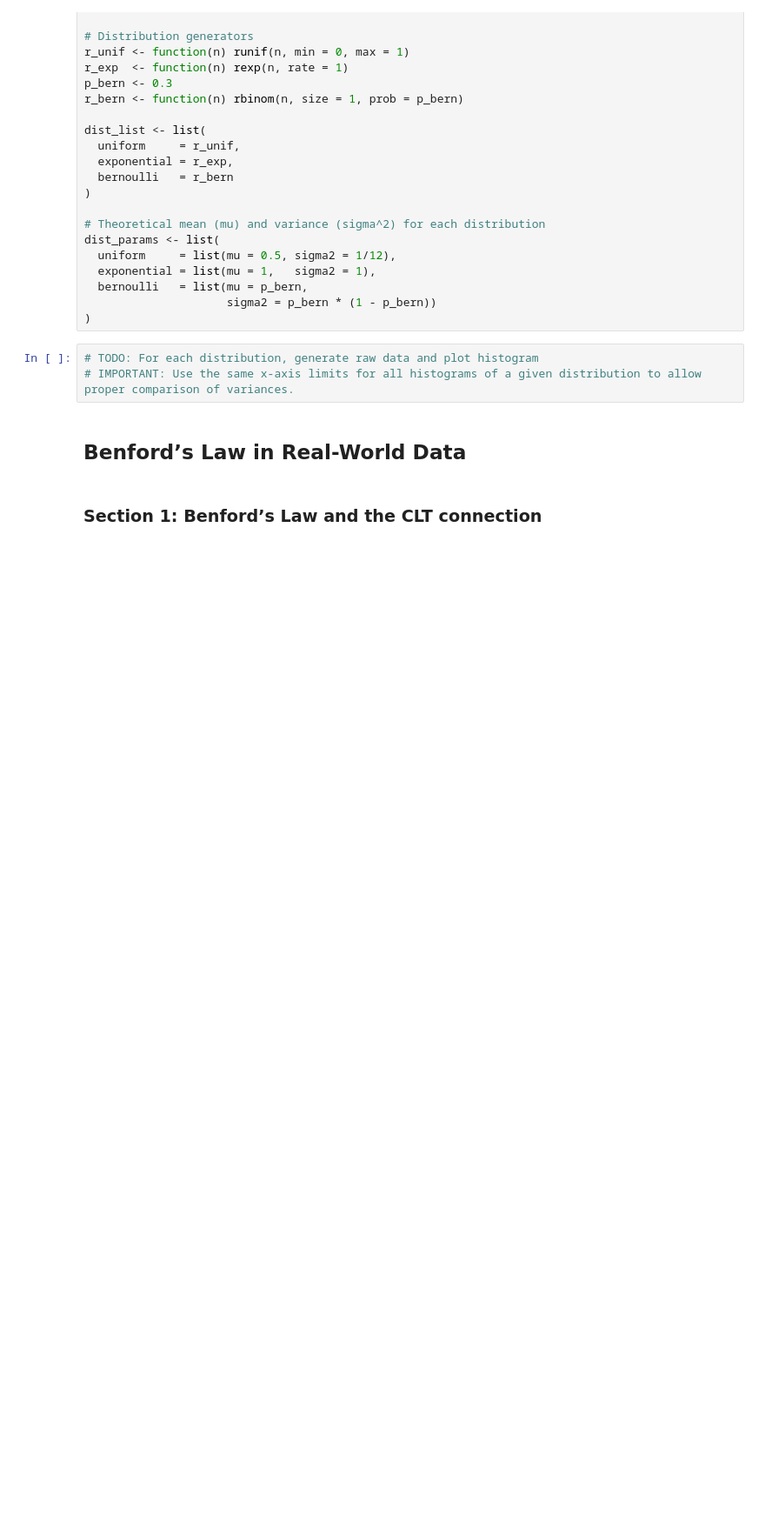
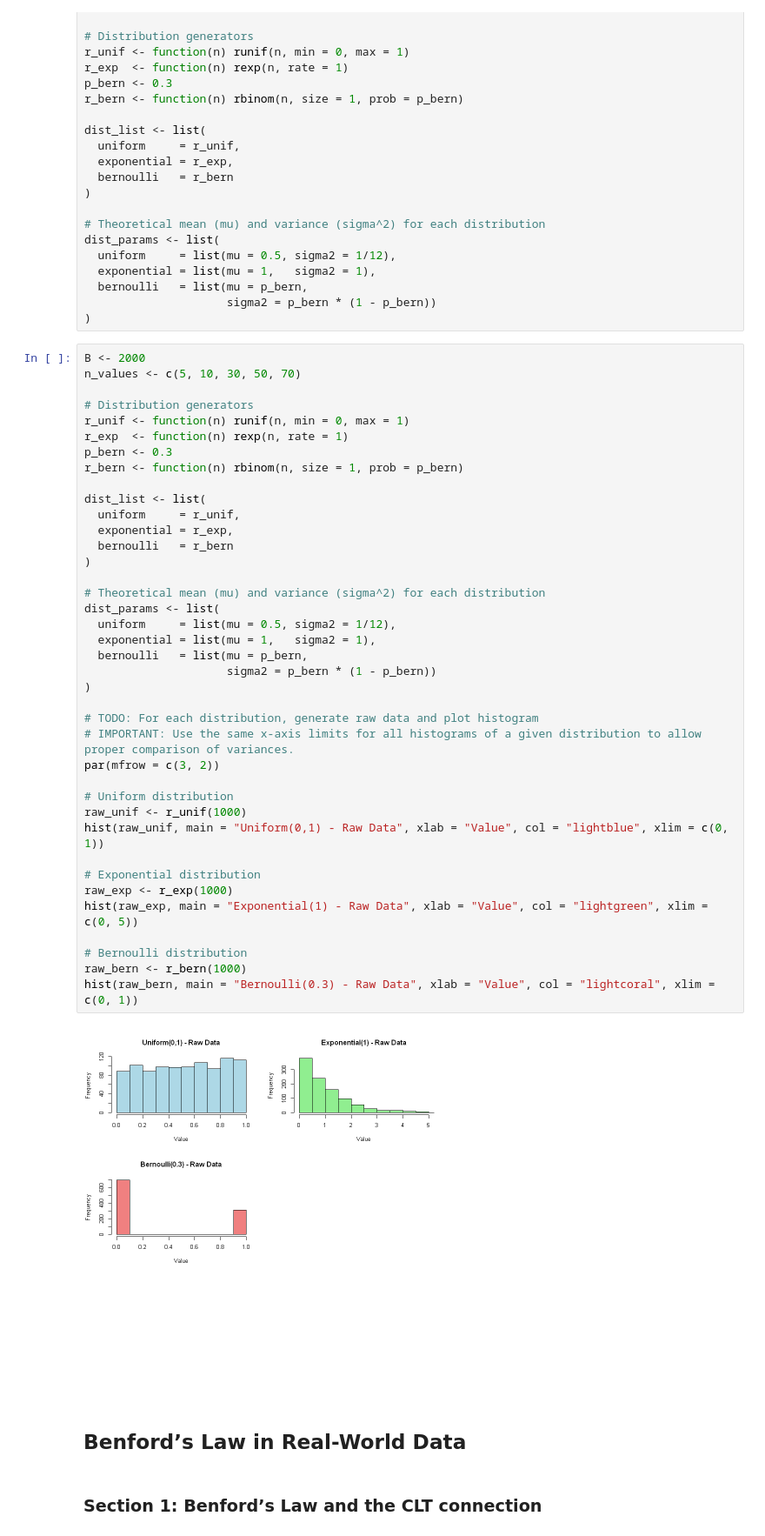
Before and after one commit to hossein-noor-ramsis/R, a Jupyter notebook: HW6/CA6.ipynb, the cells around one changed output. Shown at 87% size. Saved outputs shown, nothing was run; the diff lists cells and outputs as text; blank space fills up the shorter version.

```diff
--- a/HW6/CA6.ipynb
+++ b/HW6/CA6.ipynb
@@ -169,9 +217,47 @@ dist_params <- list(
   bernoulli   = list(mu = p_bern,
                      sigma2 = p_bern * (1 - p_bern))
 )
-# %%
-# TODO: For each distribution, generate raw data and plot histogram
-# IMPORTANT: Use the same x-axis limits for all histograms of a given distribution to allow proper comparison of variances.
+# %%
+B <- 2000
+n_values <- c(5, 10, 30, 50, 70)
+
+# Distribution generators
+r_unif <- function(n) runif(n, min = 0, max = 1)
+r_exp  <- function(n) rexp(n, rate = 1)
+p_bern <- 0.3
+r_bern <- function(n) rbinom(n, size = 1, prob = p_bern)
+
+dist_list <- list(
+  uniform     = r_unif,
+  exponential = r_exp,
+  bernoulli   = r_bern
+)
+
+# Theoretical mean (mu) and variance (sigma^2) for each distribution
+dist_params <- list(
+  uniform     = list(mu = 0.5, sigma2 = 1/12),
+  exponential = list(mu = 1,   sigma2 = 1),
+  bernoulli   = list(mu = p_bern,
+                     sigma2 = p_bern * (1 - p_bern))
+)
+
+# TODO: For each distribution, generate raw data and plot histogram
+# IMPORTANT: Use the same x-axis limits for all histograms of a given distribution to allow proper comparison of variances.
+par(mfrow = c(3, 2))
+
+# Uniform distribution
+raw_unif <- r_unif(1000)
+hist(raw_unif, main = "Uniform(0,1) - Raw Data", xlab = "Value", col = "lightblue", xlim = c(0, 1))
+
+# Exponential distribution
+raw_exp <- r_exp(1000)
+hist(raw_exp, main = "Exponential(1) - Raw Data", xlab = "Value", col = "lightgreen", xlim = c(0, 5))
+
+# Bernoulli distribution
+raw_bern <- r_bern(1000)
+hist(raw_bern, main = "Bernoulli(0.3) - Raw Data", xlab = "Value", col = "lightcoral", xlim = c(0, 1))
+# %% [output]
+[figure, added]
 # %% [markdown]
 ## **Benford’s Law in Real-World Data**
 # %% [markdown]
```
Also changed, not shown: parts of 14 cells of this notebook, 1 other file.
